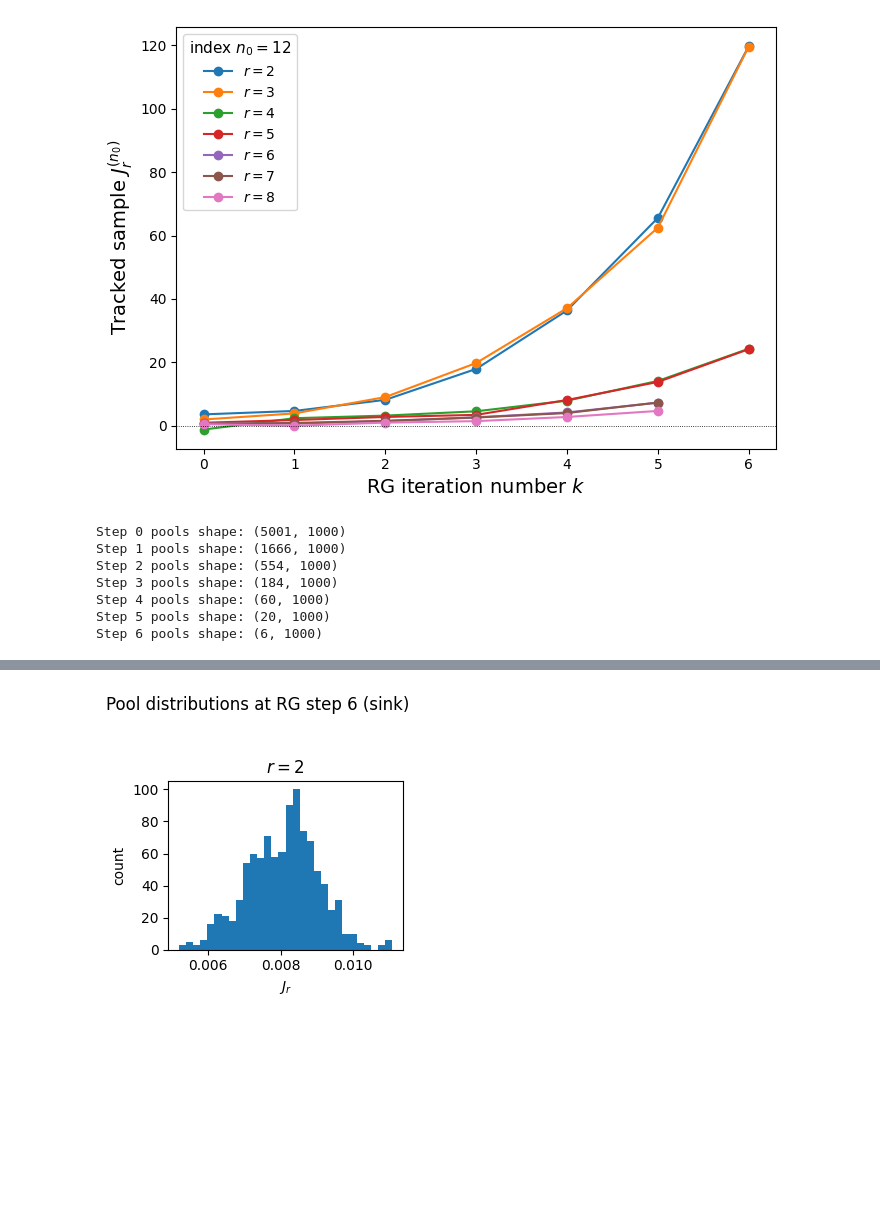
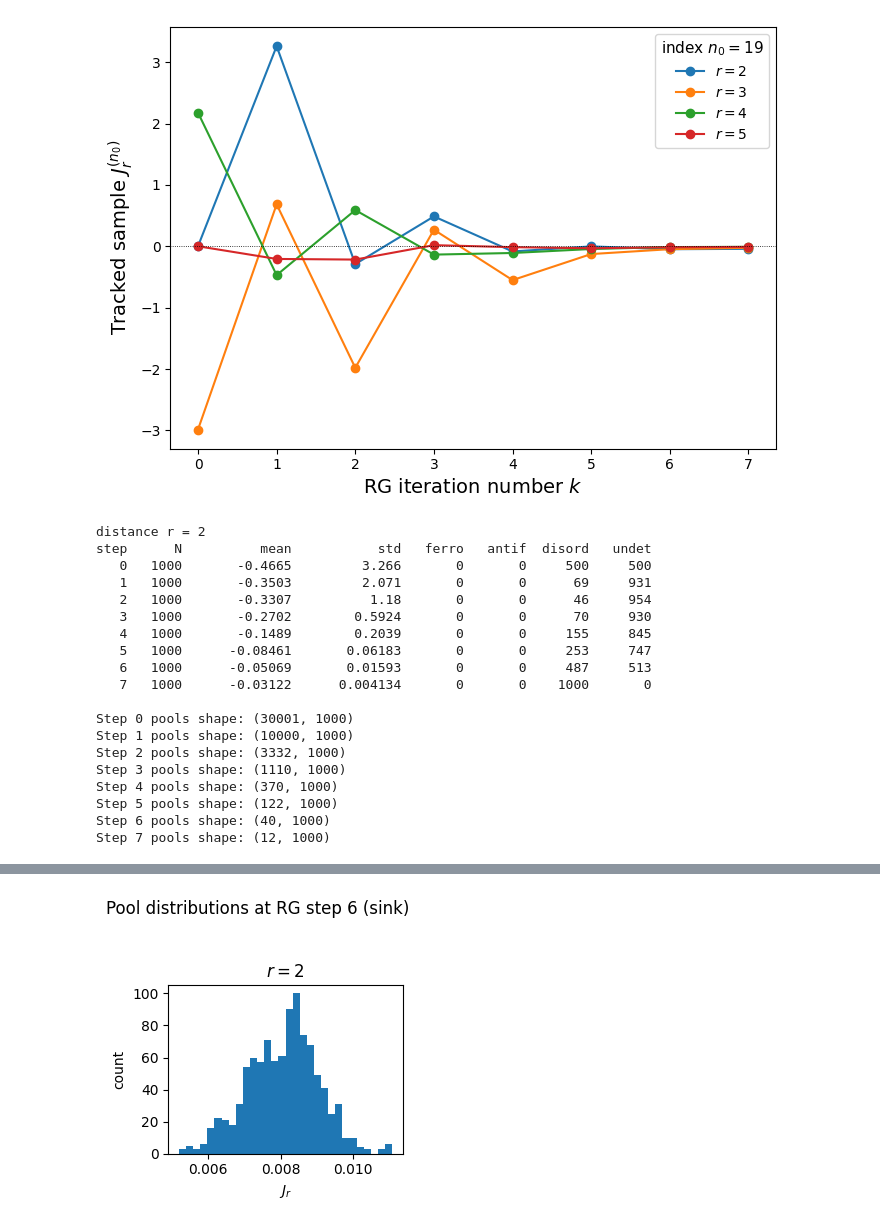
Before and after one commit to erbilcanartun/long-range-ising-chain, a Jupyter notebook: notebooks/population_dynamics.ipynb, the cells around one changed output, grey strips where cells are left out. Saved outputs shown, nothing was run; the diff lists cells and outputs as text; code cells hidden in the pictures; blank space fills up the shorter version.

```diff
--- a/notebooks/population_dynamics.ipynb
+++ b/notebooks/population_dynamics.ipynb
@@ -442,26 +442,62 @@ def plot_sink_distributions_by_distance(flow_pools, distances, step=-1,
     plt.show()
 # %%
 flow = rg_flow_pools(
-    J0=10.0,
-    a=1.5,
-    D=5000,
-    p=0.1,
-    f=0.0,
+    J0=10,
+    a=1.1,
+    D=30000,
+    p=0.6,
+    f=0.5,
     N=1000,
-    n_steps=6,
+    n_steps=7,
     base_seed=12345
 )
-plot_rg_flow_track_index(flow, track_r=[2, 3, 4, 5, 6, 7, 8], pool_index=12)
+plot_rg_flow_track_index(flow, track_r=[2, 3, 4, 5,], pool_index=19)
+
+
+r = 2
+
+thr_dis = 0.05
+thr_ord = 30.0
+
+print(f"distance r = {r}")
+print(f"{'step':>4}  {'N':>5}  {'mean':>12}  {'std':>12}  "
+      f"{'ferro':>6}  {'antif':>6}  {'disord':>6}  {'undet':>6}")
+
+for k, pools in enumerate(flow):
+    D_k = pools.shape[0] - 1
+    if r > D_k:
+        print(f"{k:>4}    --  (r out of range, D_k = {D_k})")
+        continue
+    vals = pools[r, :]
+    N = vals.size
+    n_ferro  = int(np.sum(vals >  thr_ord))
+    n_anti   = int(np.sum(vals < -thr_ord))
+    n_dis    = int(np.sum(np.abs(vals) < thr_dis))
+    n_undet  = N - n_ferro - n_anti - n_dis
+    print(f"{k:>4}  {N:>5}  {vals.mean():>12.4g}  {np.std(vals):>12.4g}  "
+          f"{n_ferro:>6}  {n_anti:>6}  {n_dis:>6}  {n_undet:>6}")
 
 print("\nStep 0 pools shape:", flow[0].shape)
 for k in range(1, len(flow)):
     print(f"Step {k} pools shape:", flow[k].shape)
 # %% [output]
-[figure, old version]
+[figure, new version]
-Step 0 pools shape: (5001, 1000)
-Step 1 pools shape: (1666, 1000)
-Step 2 pools shape: (554, 1000)
-Step 3 pools shape: (184, 1000)
-Step 4 pools shape: (60, 1000)
-Step 5 pools shape: (20, 1000)
-Step 6 pools shape: (6, 1000)
+distance r = 2
+step      N          mean           std   ferro   antif  disord   undet
+   0   1000       -0.4665         3.266       0       0     500     500
+   1   1000       -0.3503         2.071       0       0      69     931
+   2   1000       -0.3307          1.18       0       0      46     954
+   3   1000       -0.2702        0.5924       0       0      70     930
+   4   1000       -0.1489        0.2039       0       0     155     845
+   5   1000      -0.08461       0.06183       0       0     253     747
+   6   1000      -0.05069       0.01593       0       0     487     513
+   7   1000      -0.03122      0.004134       0       0    1000       0
+
+Step 0 pools shape: (30001, 1000)
+Step 1 pools shape: (10000, 1000)
+Step 2 pools shape: (3332, 1000)
+Step 3 pools shape: (1110, 1000)
+Step 4 pools shape: (370, 1000)
+Step 5 pools shape: (122, 1000)
+Step 6 pools shape: (40, 1000)
+Step 7 pools shape: (12, 1000)
```
Also changed, not shown: parts of 7 cells of this notebook.
